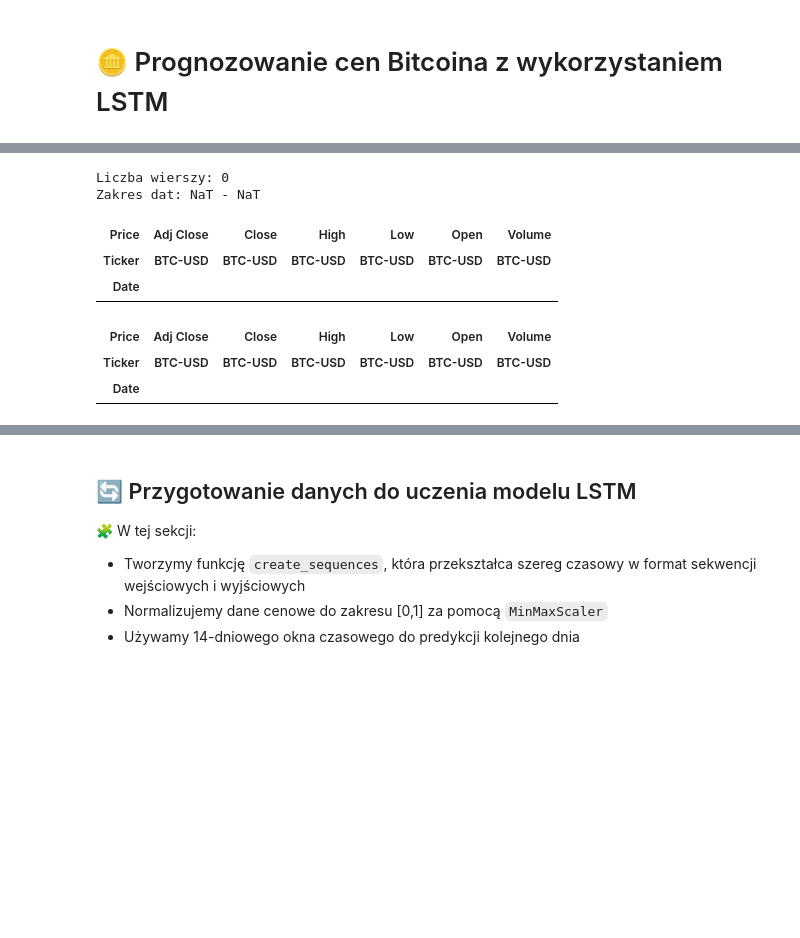
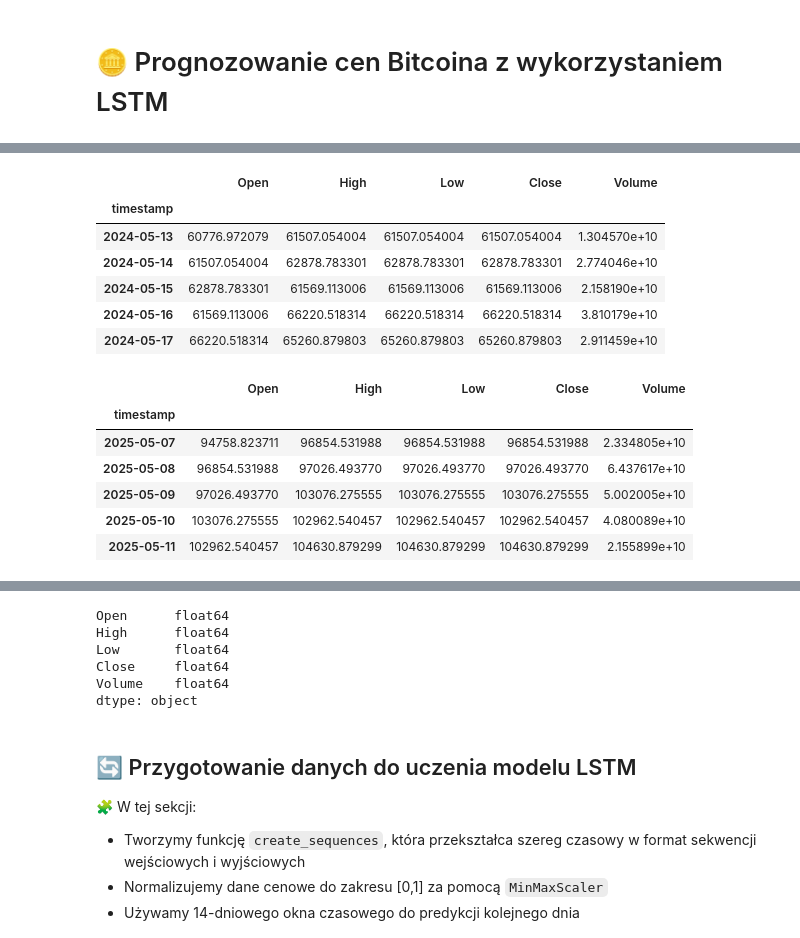
Before and after one commit to LiCHUTKO/bitcoin-price-prediction, a Jupyter notebook: notebook.ipynb, the cells around one changed output, grey strips where cells are left out. Drawn from its saved outputs; the diff is of its cells as text; code cells hidden in the pictures; blank space fills up the shorter version.

Commit message:
zmiany w pliku notebook.ipynb zmiana api yfinance na coingecko

```diff
--- a/notebook.ipynb
+++ b/notebook.ipynb
@@ -56,8 +60,55 @@ import yfinance as yf
 - Analizujemy pierwsze i ostatnie rekordy dla lepszego zrozumienia struktury danych
 - Sprawdzamy typy danych w pobranym zestawie
 # %%
-symbol = 'BTC-USD'
-data = yf.download(symbol, start='2015-01-01', end=None)
+# Funkcja do pobierania danych z CoinGecko zamiast yfinance
+def get_bitcoin_data(start_date='2015-01-01'):
+    cg = CoinGeckoAPI()
+
+    # Konwersja daty do formatu unix timestamp wymaganego przez CoinGecko
+    start_timestamp = int(datetime.datetime.strptime(start_date, '%Y-%m-%d').timestamp())
+    end_timestamp = int(datetime.datetime.now().timestamp())
+
+    # Pobieranie danych historycznych z CoinGecko
+    # Dane są dzienne, 'usd' to waluta, bitcoin to id kryptowaluty
+    market_data = cg.get_coin_market_chart_range_by_id(
+        id='bitcoin',
+        vs_currency='usd',
+        from_timestamp=start_timestamp,
+        to_timestamp=end_timestamp
+    )
+
+    # Tworzenie DataFrame z danych
+    price_data = market_data['prices']  # Lista par [timestamp, price]
+    volume_data = market_data['total_volumes']  # Lista par [timestamp, volume]
+
+    # Tworzenie DataFrame
+    df_prices = pd.DataFrame(price_data, columns=['timestamp', 'Close'])
+    df_prices['timestamp'] = pd.to_datetime(df_prices['timestamp'], unit='ms')
+    df_prices = df_prices.set_index('timestamp')
+
+    df_volumes = pd.DataFrame(volume_data, columns=['timestamp', 'Volume'])
+    df_volumes['timestamp'] = pd.to_datetime(df_volumes['timestamp'], unit='ms')
+    df_volumes = df_volumes.set_index('timestamp')
+
+    # Łączenie danych o cenach i wolumenach
+    df = pd.merge(df_prices, df_volumes, left_index=True, right_index=True)
+
+    # Dodanie pozostałych kolumn potrzebnych dla zgodności z yfinance
+    df['Open'] = df['Close'].shift(1)
+    df['High'] = df['Close']  # CoinGecko podaje tylko cenę zamknięcia, więc używamy jej jako przybliżenie
+    df['Low'] = df['Close']   # CoinGecko podaje tylko cenę zamknięcia, więc używamy jej jako przybliżenie
+
+    # Ustawienie poprawnej kolejności kolumn zgodnej z yfinance
+    df = df[['Open', 'High', 'Low', 'Close', 'Volume']]
+
+    # Usunięcie wierszy z wartościami NaN (pierwszy wiersz będzie miał NaN w 'Open')
+    df = df.dropna()
+
+    return df
+
+# Użycie nowej funkcji zamiast yfinance.download
+symbol = 'BTC-USD'  # Zachowujemy zmienną dla zgodności z resztą kodu
+data = get_bitcoin_data(start_date='2024-05-12')
 print(f"Liczba wierszy: {len(data)}")
 print(f"Zakres dat: {data.index.min().date()} - {data.index.max().date()}")
 display(data.head())
@@ -75,8 +120,14 @@ print(data.dtypes)
-Liczba wierszy: 0
-Zakres dat: NaT - NaT
-| Price | Adj Close | Close | High | Low | Open | Volume |
-| Ticker | BTC-USD | BTC-USD | BTC-USD | BTC-USD | BTC-USD | BTC-USD |
-| Date |  |  |  |  |  |  |
+|  | Open | High | Low | Close | Volume |
+| timestamp |  |  |  |  |  |
+| 2024-05-13 | 60776.972079 | 61507.054004 | 61507.054004 | 61507.054004 | 1.304570e+10 |
+| 2024-05-14 | 61507.054004 | 62878.783301 | 62878.783301 | 62878.783301 | 2.774046e+10 |
+| 2024-05-15 | 62878.783301 | 61569.113006 | 61569.113006 | 61569.113006 | 2.158190e+10 |
+| 2024-05-16 | 61569.113006 | 66220.518314 | 66220.518314 | 66220.518314 | 3.810179e+10 |
+| 2024-05-17 | 66220.518314 | 65260.879803 | 65260.879803 | 65260.879803 | 2.911459e+10 |
-| Price | Adj Close | Close | High | Low | Open | Volume |
-| Ticker | BTC-USD | BTC-USD | BTC-USD | BTC-USD | BTC-USD | BTC-USD |
-| Date |  |  |  |  |  |  |
+|  | Open | High | Low | Close | Volume |
+| timestamp |  |  |  |  |  |
+| 2025-05-07 | 94758.823711 | 96854.531988 | 96854.531988 | 96854.531988 | 2.334805e+10 |
+| 2025-05-08 | 96854.531988 | 97026.493770 | 97026.493770 | 97026.493770 | 6.437617e+10 |
+| 2025-05-09 | 97026.493770 | 103076.275555 | 103076.275555 | 103076.275555 | 5.002005e+10 |
+| 2025-05-10 | 103076.275555 | 102962.540457 | 102962.540457 | 102962.540457 | 4.080089e+10 |
+| 2025-05-11 | 102962.540457 | 104630.879299 | 104630.879299 | 104630.879299 | 2.155899e+10 |
@@ -91,3 +134,9 @@ dtype: object
+Open      float64
+High      float64
+Low       float64
+Close     float64
+Volume    float64
+dtype: object
 # %% [markdown]
 ## 🔄 Przygotowanie danych do uczenia modelu LSTM
 
```
Also changed, not shown: parts of 6 cells of this notebook.
